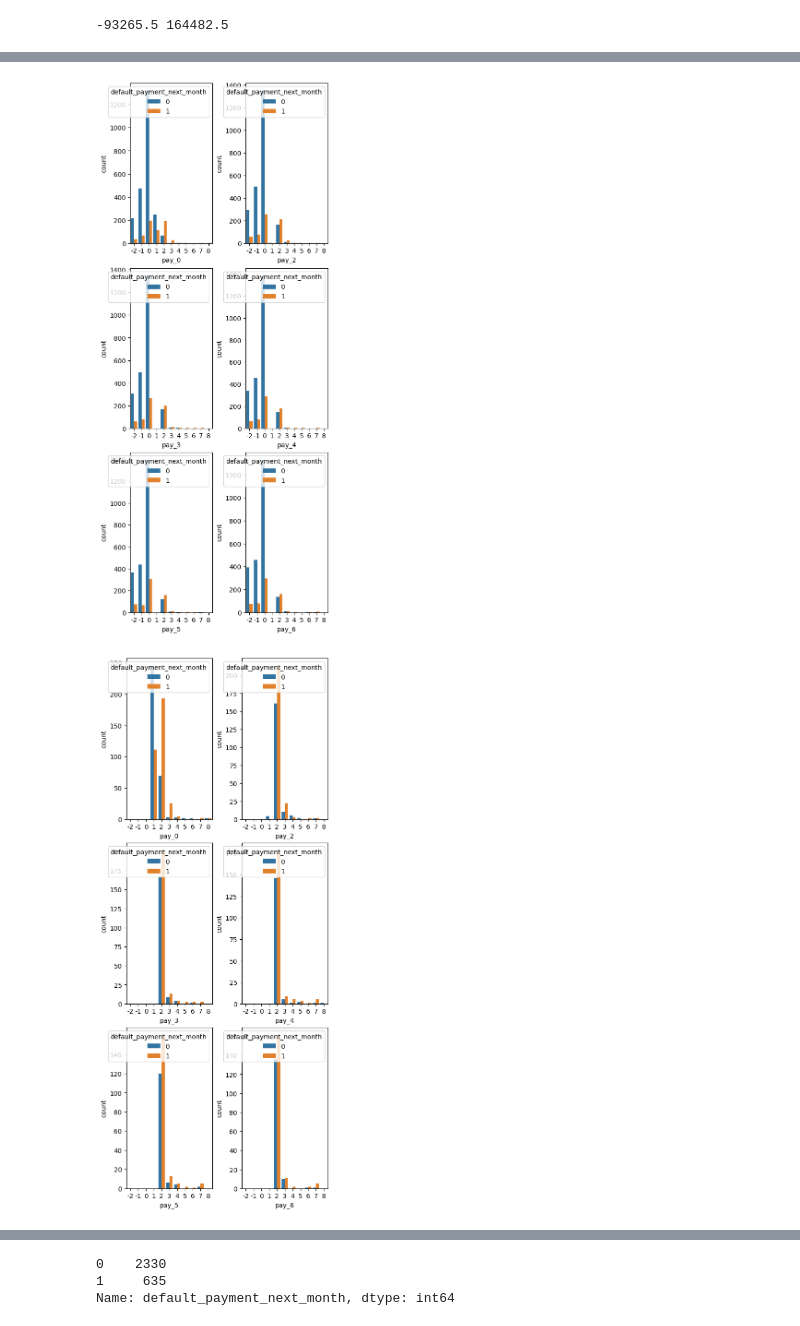
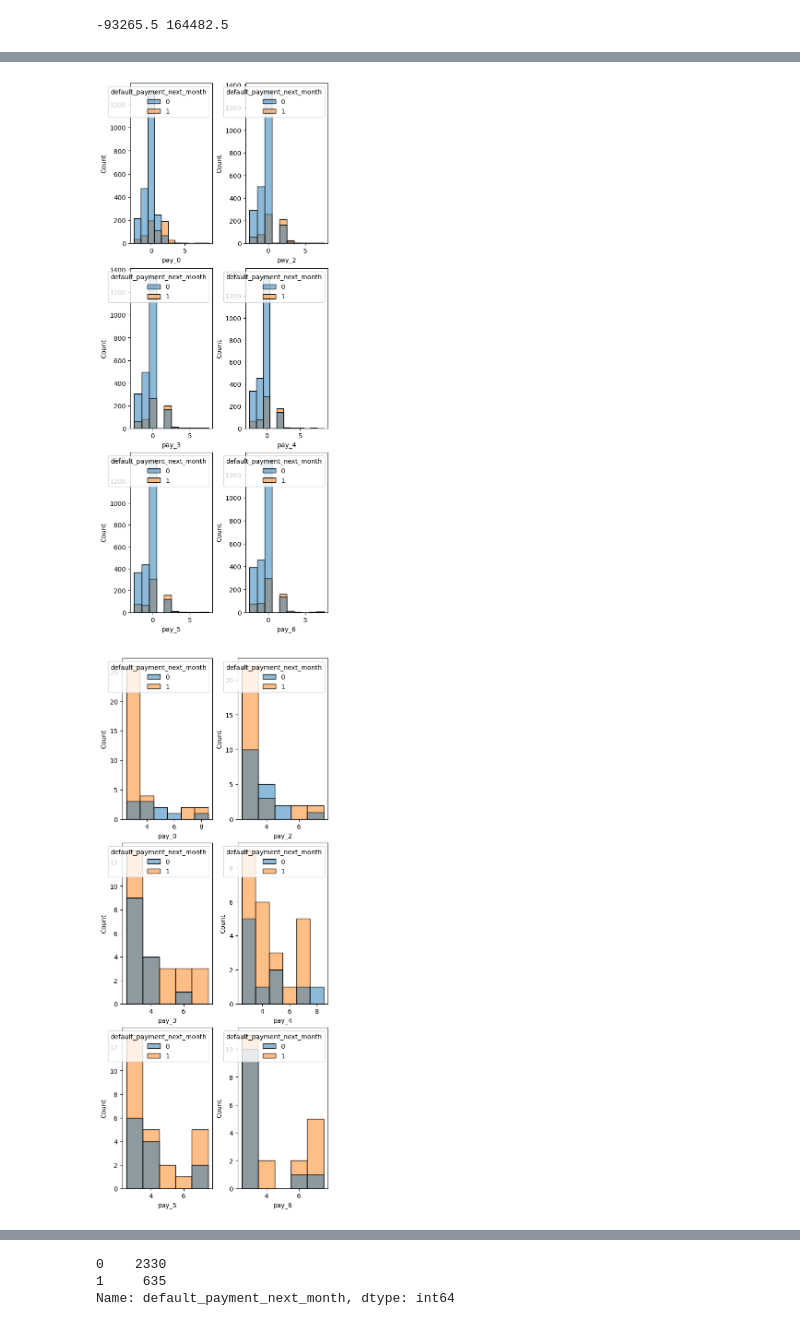
Before and after one commit to jasonrichdarmawan/p1-ml1, a Jupyter notebook: h8dsft_P1M1_jason_rich_darmawan_onggo_putra.ipynb, the cells around one changed output, grey strips where cells are left out. Saved outputs shown, nothing was run; the diff lists cells and outputs as text; code cells hidden in the pictures.

```diff
--- a/h8dsft_P1M1_jason_rich_darmawan_onggo_putra.ipynb
+++ b/h8dsft_P1M1_jason_rich_darmawan_onggo_putra.ipynb
@@ -460,0 +508,18 @@ isolate()
+# %%
+# left is with outliers
+# right is without outliers
+# none is a good separator for 'default_payment_next_month'
+# however, we will choose 'pay_amt_3' to avoid losing too much information
+# during feature selection
+def isolate():
+    fig, axes = plt.subplots(nrows=6, ncols=2, constrained_layout=True, figsize=(5,12))
+    for i, column in zip(np.arange(axes.shape[0]),
+                 ['pay_amt_1', 'pay_amt_2', 'pay_amt_3', 'pay_amt_4', 'pay_amt_5',
+                  'pay_amt_6']):
+        for j in np.arange(axes.shape[1]):
+            if j % 2 != 0:
+                sns.boxplot(data=data_set, x="default_payment_next_month", y=column, ax=axes[i][j], showfliers=False)
+                continue
+            sns.boxplot(data=data_set, x="default_payment_next_month", y=column, ax=axes[i][j])
+
+isolate()
@@ -562,7 +591,8 @@ ordinal columns 'pay_6' to 'pay_0' are good separator of instance with 'default_
 def isolate():
     fig, axes = plt.subplots(nrows=2, ncols=2, constrained_layout=True, figsize=(5,6))
     for column, ax in zip(nominal_columns, axes.ravel()):
-        sns.countplot(data=data_set, x=column, hue="default_payment_next_month", ax=ax)
+        sns.histplot(data=data_set, x=column, hue="default_payment_next_month", ax=ax)
+        ax.get_legend().remove()
 
 isolate()
 # %% [output]
@@ -587,24 +618,30 @@ sns.countplot(data=data_set[data_set['marital_status'].isin(values=[0, 3])],
 # %%
-# prevent global variable
-# people are more likely to default next month after delaying payment for 2 months
+# We can see a pattern here
+# People that have payment delay for more than 1 months are more likely to be labeled
+# as 'default_payment_next_month' 1
+# e.g 'pay_0' 2
 def isolate():
     fig, axes = plt.subplots(nrows=3, ncols=2, constrained_layout=True, figsize=(5,12))
     for column, ax in zip(ordinal_columns, axes.ravel()):
-        sns.countplot(data=data_set, x=column, hue="default_payment_next_month", ax=ax)
+        sns.histplot(data=data_set, x=column, hue="default_payment_next_month",
+                     ax=ax)
 
 isolate()
 # %% [output]
-[figure, old version]
+[figure, new version]
 # %%
-# double check if 'pay_0' to 'pay_6' with value 1 is more likely to default_payment_next_month '1'
-# we can see that, if a person delayed payment for 2 months, the more likely that the person to default_payment_next_month '1'
-
-# prevent global variable
+# Focus on data with criteria: payment delay for more than 2 months
+# We can see that after 2 months, people is more likely to be labeled as
+# 'default_payment_next_month' 1
+# However, there are some cases where if the payment delayed for exactly 5 months
+# that person will be labeled as 'payment_default_next_month' 1
+# Verdict: merge 'pay_0' 3, 4, 5, 6, 7, 8, 9 to 'infrequent_sklearn'
 def isolate():
     fig, axes = plt.subplots(nrows=3, ncols=2, constrained_layout=True, figsize=(5,12))
     for column, ax in zip(ordinal_columns, axes.ravel()):
-        sns.countplot(data=data_set[data_set[column].cat.codes > 2], x=column, hue="default_payment_next_month", ax=ax)
+        sns.histplot(data=data_set[data_set[column].isin(values=[3,4,5,6,7,8,9])],
+                     x=column, hue="default_payment_next_month", ax=ax)
 
 isolate()
 # %% [output]
-[figure, old version]
+[figure, new version]
```
Also changed, not shown: parts of 176 cells of this notebook, 2 other files.
